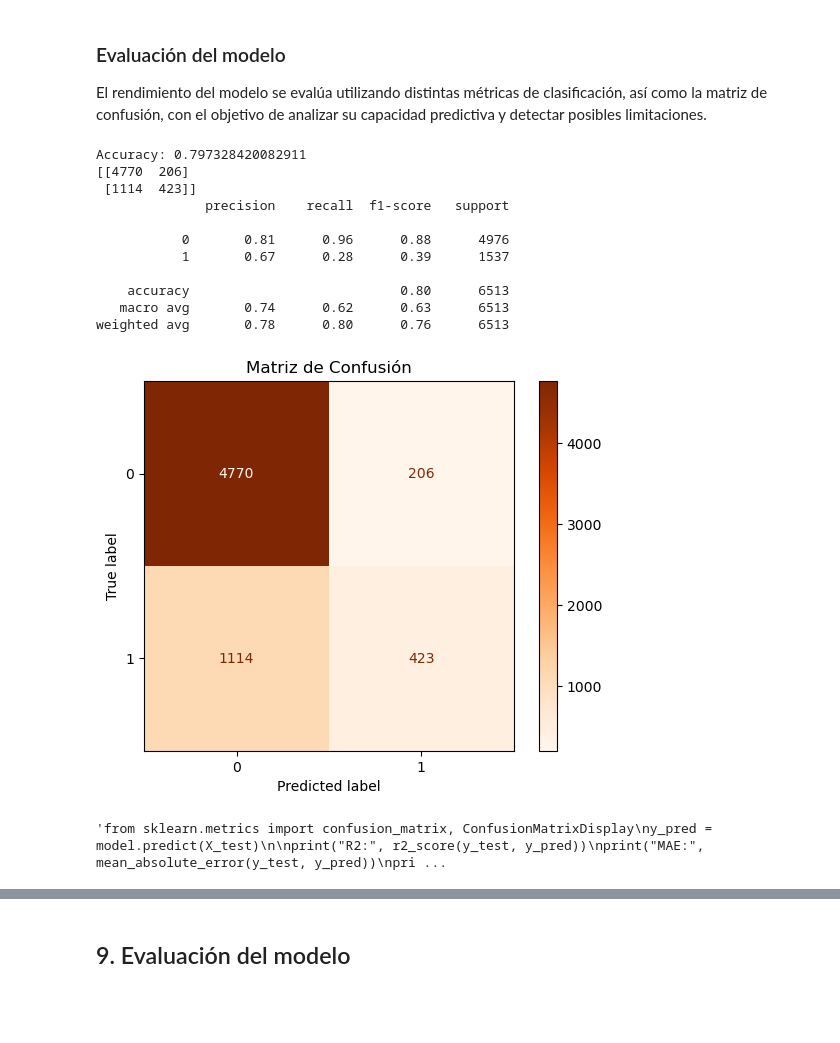
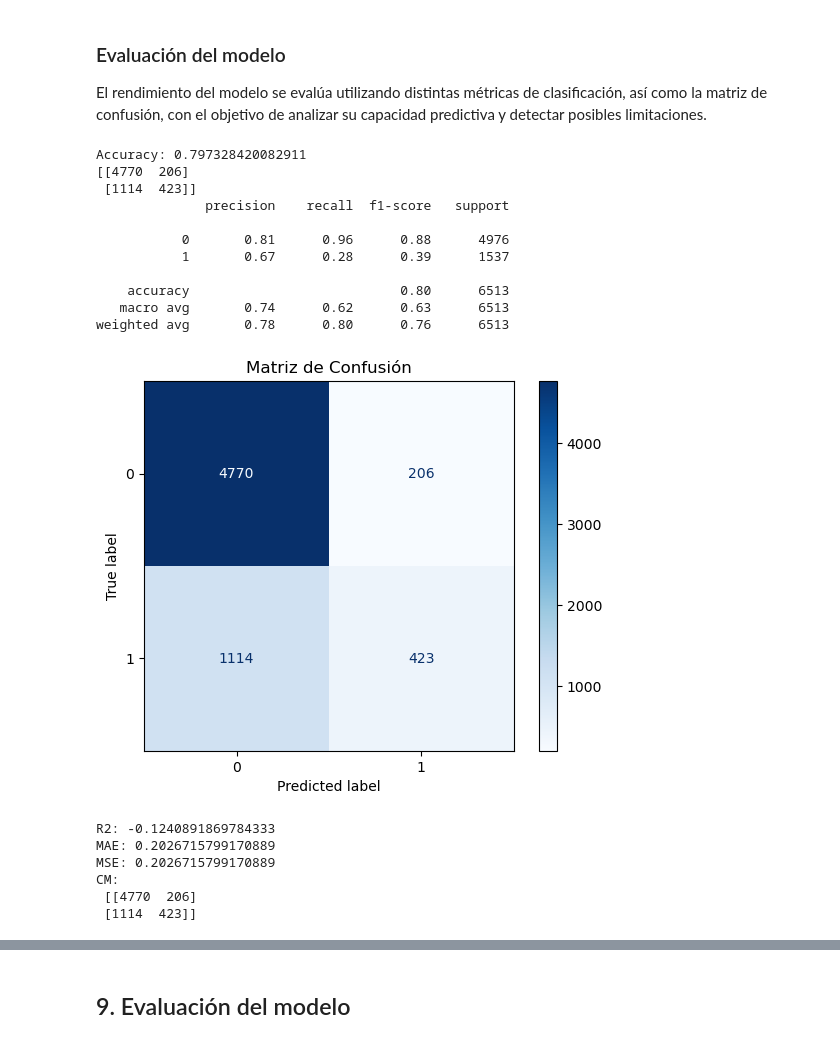
Before and after one commit to manuelo24-jpg/Ejercicios-Python, a Jupyter notebook: Saa/PruebaEstadistica/ejercicio_datos_2/EstudioDatos_03_alum.ipynb, the cells around one changed output, grey strips where cells are left out. Drawn from its saved outputs; the diff is of its cells as text; code cells hidden in the pictures; blank space fills up the shorter version.

Commit message:
errores añadidos

```diff
--- a/Saa/PruebaEstadistica/ejercicio_datos_2/EstudioDatos_03_alum.ipynb
+++ b/Saa/PruebaEstadistica/ejercicio_datos_2/EstudioDatos_03_alum.ipynb
@@ -188,7 +188,10 @@ from sklearn.metrics import (
     accuracy_score,
     confusion_matrix,
     classification_report,
-    ConfusionMatrixDisplay
+    ConfusionMatrixDisplay,
+    r2_score,
+    mean_absolute_error,
+    mean_squared_error
 )
 
 y_pred = model.predict(X_test)
@@ -200,34 +203,39 @@ print(confusion_matrix_result)
 print(classification_report(y_test, y_pred))
 
 disp = ConfusionMatrixDisplay(confusion_matrix=confusion_matrix_result)
 disp.plot(cmap=plt.cm.Blues)
 plt.title("Matriz de Confusión")
 plt.show()
 
-"""from sklearn.metrics import confusion_matrix, ConfusionMatrixDisplay
+from sklearn.metrics import confusion_matrix, ConfusionMatrixDisplay
 y_pred = model.predict(X_test)
 
 print("R2:", r2_score(y_test, y_pred))
 print("MAE:", mean_absolute_error(y_test, y_pred))
 print("MSE:", mean_squared_error(y_test, y_pred))
 confusion_matrix_result = confusion_matrix(y_test, y_pred.round())
 print("CM:\n", confusion_matrix_result)
 
 disp = ConfusionMatrixDisplay(confusion_matrix=confusion_matrix_result)
 disp.plot(cmap=plt.cm.Blues) # Puedes usar otros mapas de color
 plt.title("Matriz de Confusión")
-plt.show()"""
+plt.show()
 # %% [output]
 Accuracy: 0.797328420082911
 [[4770  206]
  [1114  423]]
               precision    recall  f1-score   support
 
            0       0.81      0.96      0.88      4976
            1       0.67      0.28      0.39      1537
 
     accuracy                           0.80      6513
    macro avg       0.74      0.62      0.63      6513
 weighted avg       0.78      0.80      0.76      6513
-[figure, old version]
+[figure, new version]
-'from sklearn.metrics import confusion_matrix, ConfusionMatrixDisplay\ny_pred = model.predict(X_test)\n\nprint("R2:", r2_score(y_test, y_pred))\nprint("MAE:", mean_absolute_error(y_test, y_pred))\npri ...
+R2: -0.1240891869784333
+MAE: 0.2026715799170889
+MSE: 0.2026715799170889
+CM:
+ [[4770  206]
+ [1114  423]]
```
Also changed, not shown: parts of 1 cell of this notebook.
